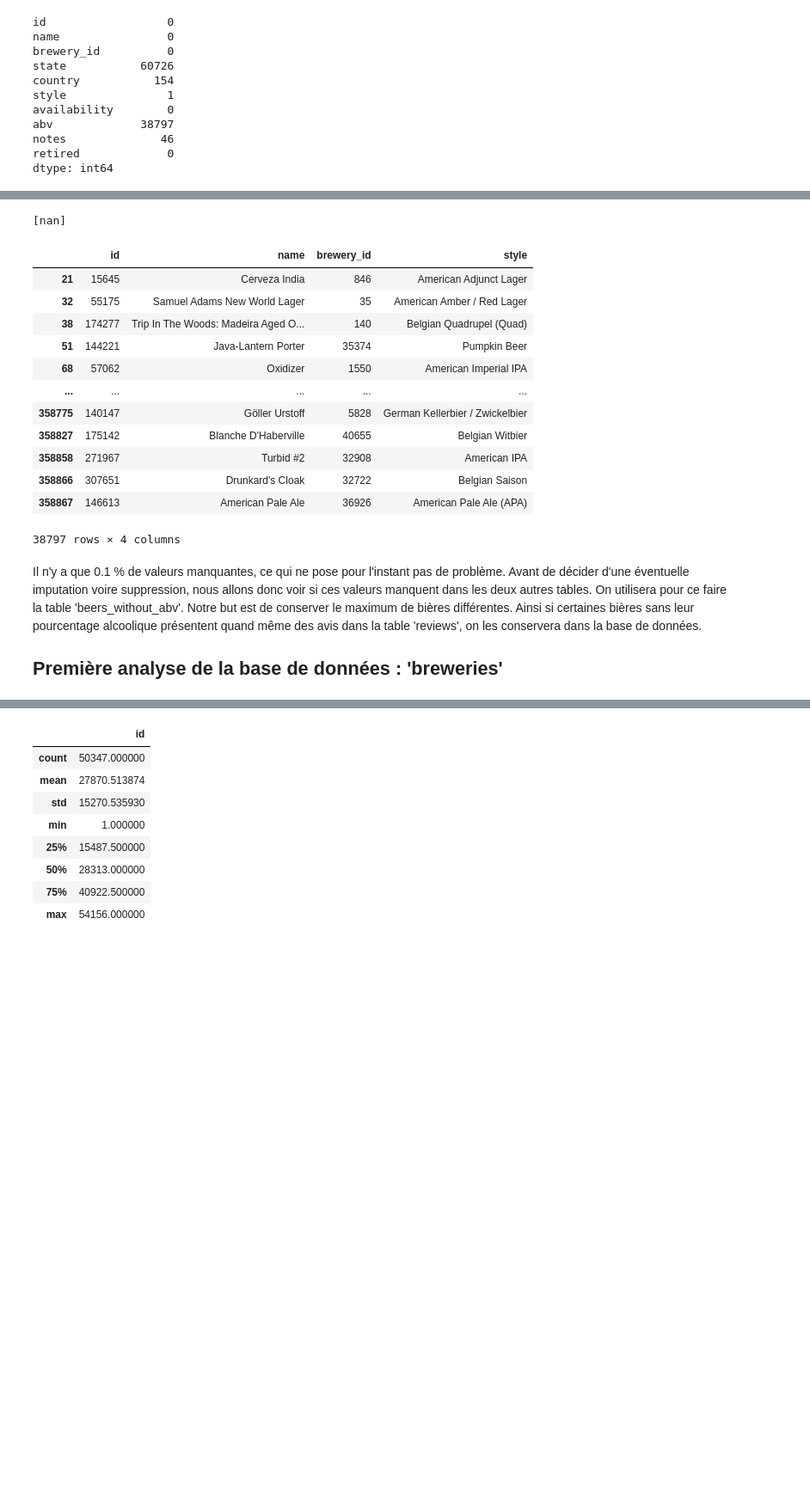
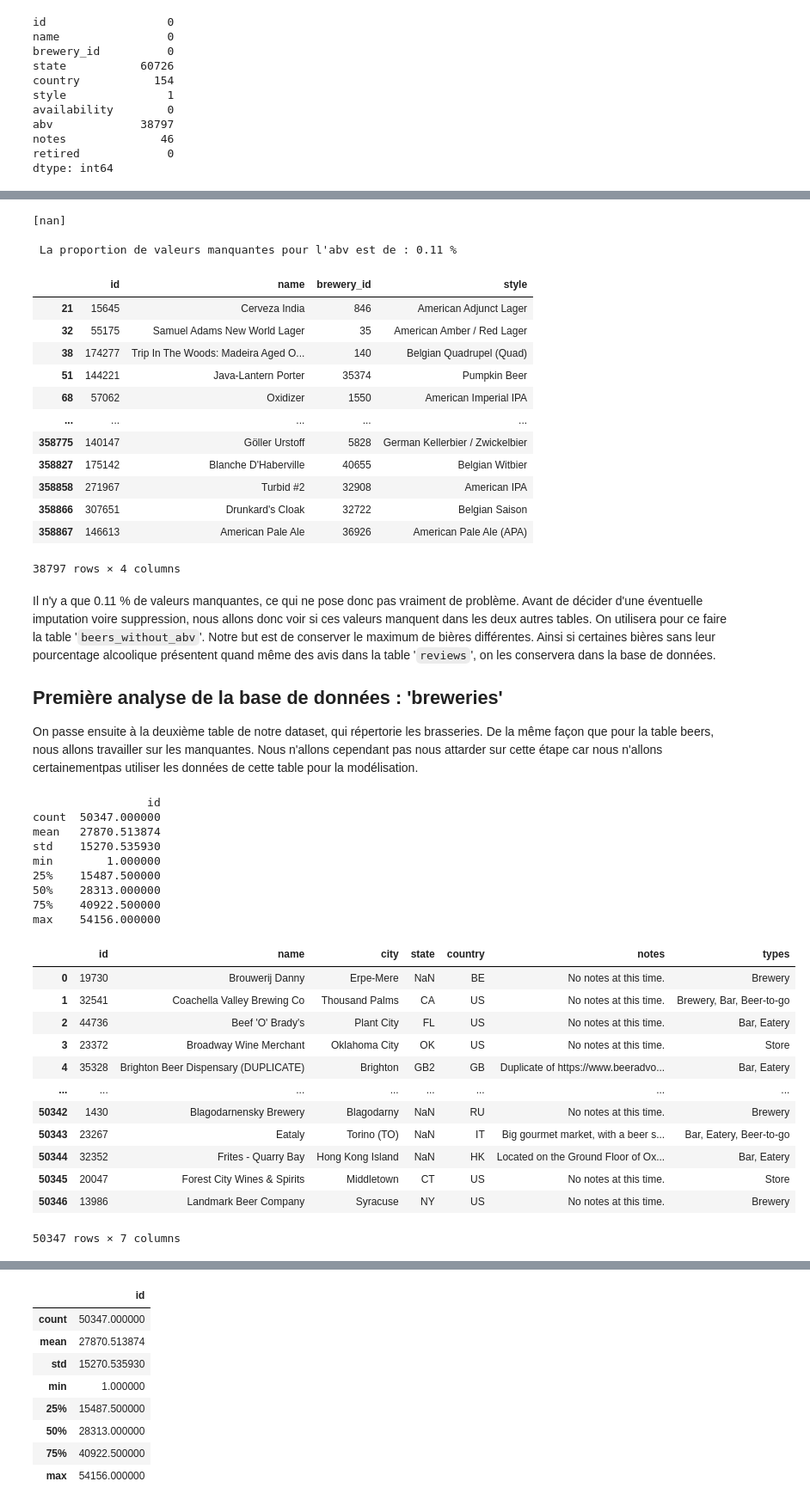
Before and after one commit to rhomain-rangeay/Projet-Python-pour-le-Data-Scientist, a Jupyter notebook: Préprocessing des données (df_ml et data_beerwulf_with_id).ipynb, the cells around one changed output, grey strips where cells are left out. Shown at 86% size. Saved outputs shown, nothing was run; the diff lists cells and outputs as text; code cells hidden in the pictures; blank space fills up the shorter version.

```diff
--- a/Préprocessing des données (df_ml et data_beerwulf_with_id).ipynb
+++ b/Préprocessing des données (df_ml et data_beerwulf_with_id).ipynb
@@ -170,9 +186,12 @@ print(beers[beers.abv.isnull()].abv.unique()) # que des nan
 # On stocke les id et nom des bières valeurs manquantes dans un dataframe
 beers_without_abv = beers[beers.abv.isnull()]
 beers_without_abv = beers_without_abv.drop(['state', 'country', 'notes', 'abv', 'retired', 'availability'], axis = 'columns')
+print("\n La proportion de valeurs manquantes pour l'abv est de : " + str(round(len(beers_without_abv)/len(beers), 2)) + " %")
 beers_without_abv
 # %% [output]
 [nan]
+
+ La proportion de valeurs manquantes pour l'abv est de : 0.11 %
 |  | id | name | brewery_id | style |
 | 21 | 15645 | Cerveza India | 846 | American Adjunct Lager |
 | 32 | 55175 | Samuel Adams New World Lager | 35 | American Amber / Red Lager |
@@ -187,6 +206,34 @@ beers_without_abv
 | 358867 | 146613 | American Pale Ale | 36926 | American Pale Ale (APA) |
 38797 rows × 4 columns
 # %% [markdown]
-Il n'y a que 0.1 % de valeurs manquantes, ce qui ne pose pour l'instant pas de problème. Avant de décider d'une éventuelle imputation voire suppression, nous allons donc voir si ces valeurs manquent dans les deux autres tables. On utilisera pour ce faire la table 'beers_without_abv'. Notre but est de conserver le maximum de bières différentes. Ainsi si certaines bières sans leur pourcentage alcoolique présentent quand même des avis dans la table 'reviews', on les conservera dans la base de données.
+Il n'y a que 0.11 % de valeurs manquantes, ce qui ne pose donc pas vraiment de problème. Avant de décider d'une éventuelle imputation voire suppression, nous allons donc voir si ces valeurs manquent dans les deux autres tables. On utilisera pour ce faire la table '`beers_without_abv`'. Notre but est de conserver le maximum de bières différentes. Ainsi si certaines bières sans leur pourcentage alcoolique présentent quand même des avis dans la table '`reviews`', on les conservera dans la base de données.
 
 ## Première analyse de la base de données : 'breweries'
+
+On passe ensuite à la deuxième table de notre dataset, qui répertorie les brasseries. De la même façon que pour la table beers, nous allons travailler sur les manquantes. Nous n'allons cependant pas nous attarder sur cette étape car nous n'allons certainementpas utiliser les données de cette table pour la modélisation.
+# %%
+print(breweries.describe())
+breweries
+# %% [output]
+                 id
+count  50347.000000
+mean   27870.513874
+std    15270.535930
+min        1.000000
+25%    15487.500000
+50%    28313.000000
+75%    40922.500000
+max    54156.000000
+|  | id | name | city | state | country | notes | types |
+| 0 | 19730 | Brouwerij Danny | Erpe-Mere | NaN | BE | No notes at this time. | Brewery |
+| 1 | 32541 | Coachella Valley Brewing Co | Thousand Palms | CA | US | No notes at this time. | Brewery, Bar, Beer-to-go |
+| 2 | 44736 | Beef 'O' Brady's | Plant City | FL | US | No notes at this time. | Bar, Eatery |
+| 3 | 23372 | Broadway Wine Merchant | Oklahoma City | OK | US | No notes at this time. | Store |
+| 4 | 35328 | Brighton Beer Dispensary (DUPLICATE) | Brighton | GB2 | GB | Duplicate of https://www.beeradvo... | Bar, Eatery |
+| ... | ... | ... | ... | ... | ... | ... | ... |
+| 50342 | 1430 | Blagodarnensky Brewery | Blagodarny | NaN | RU | No notes at this time. | Brewery |
+| 50343 | 23267 | Eataly | Torino (TO) | NaN | IT | Big gourmet market, with a beer s... | Bar, Eatery, Beer-to-go |
+| 50344 | 32352 | Frites - Quarry Bay | Hong Kong Island | NaN | HK | Located on the Ground Floor of Ox... | Bar, Eatery |
+| 50345 | 20047 | Forest City Wines & Spirits | Middletown | CT | US | No notes at this time. | Store |
+| 50346 | 13986 | Landmark Beer Company | Syracuse | NY | US | No notes at this time. | Brewery |
+50347 rows × 7 columns
```
Also changed, not shown: parts of 38 cells of this notebook.
